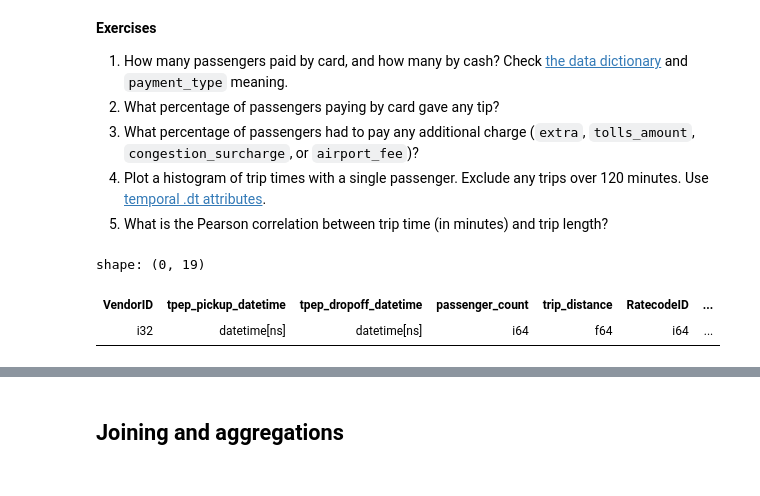
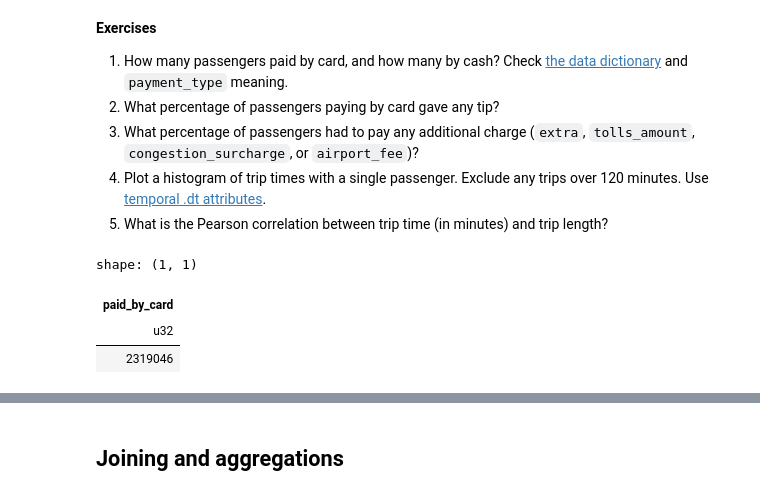
Before and after one commit to juliaryb/MLOps1, a Jupyter notebook: lab03/notebook_polars.ipynb, the cells around one changed output, grey strips where cells are left out. Cells and saved outputs as stored; diff of their text form; code cells hidden in the pictures.

```diff
--- a/lab03/notebook_polars.ipynb
+++ b/lab03/notebook_polars.ipynb
@@ -442,9 +397,15 @@ df_passengers
 4. Plot a histogram of trip times with a single passenger. Exclude any trips over 120 minutes. Use [temporal .dt attributes](https://docs.pola.rs/api/python/stable/reference/expressions/temporal.html).
 5. What is the Pearson correlation between trip time (in minutes) and trip length?
 # %%
+# 1. How many passengers paid by card, and how many by cash?
 # cash -> payment_type == 2; card == 1
-df.filter(pl.col("passenger_count").is_not_null(), pl.col("payment_type") == 2)
+(
+    df.filter((pl.col("passenger_count").is_not_null()) & (pl.col("payment_type") == 1))
+    .select((pl.col("passenger_count")).alias("paid_by_card"))
+    .count()
+)
 # %% [output]
-shape: (0, 19)
+shape: (1, 1)
-| VendorID | tpep_pickup_datetime | tpep_dropoff_datetime | passenger_count | trip_distance | RatecodeID | ... |
-| i32 | datetime[ns] | datetime[ns] | i64 | f64 | i64 | ... |
+| paid_by_card |
+| u32 |
+| 2319046 |
```
Also changed, not shown: parts of 44 cells of this notebook, 1 other file.
